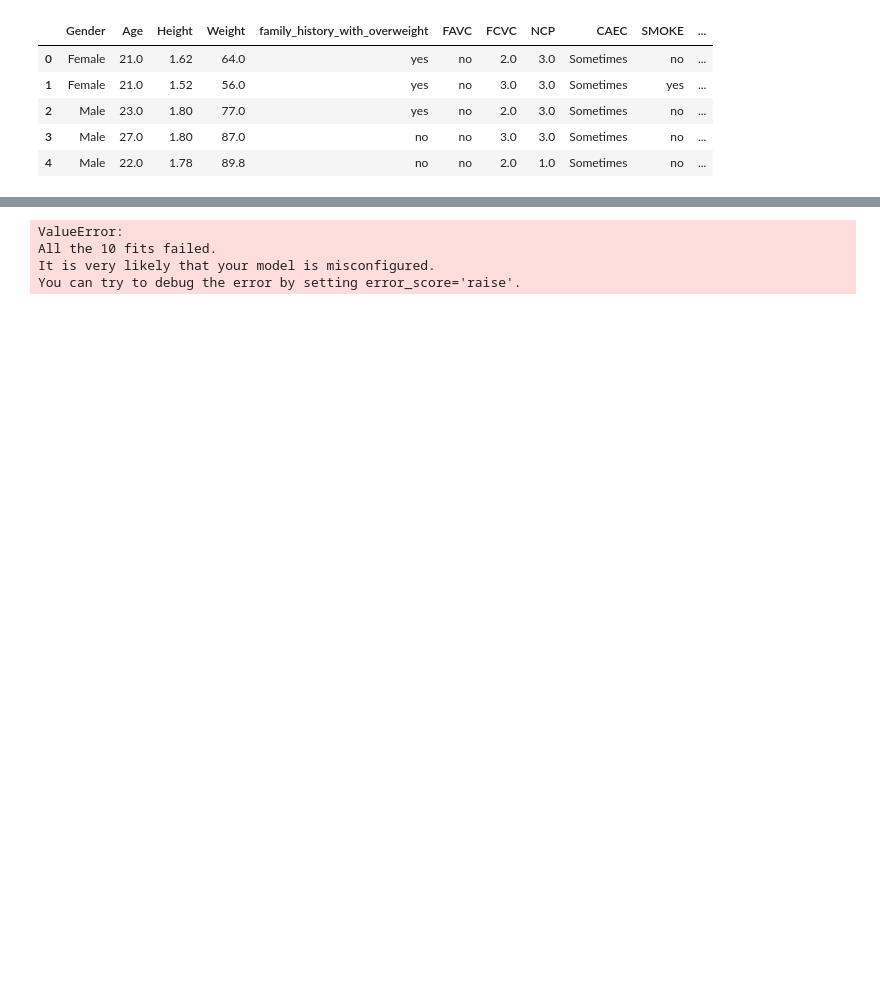
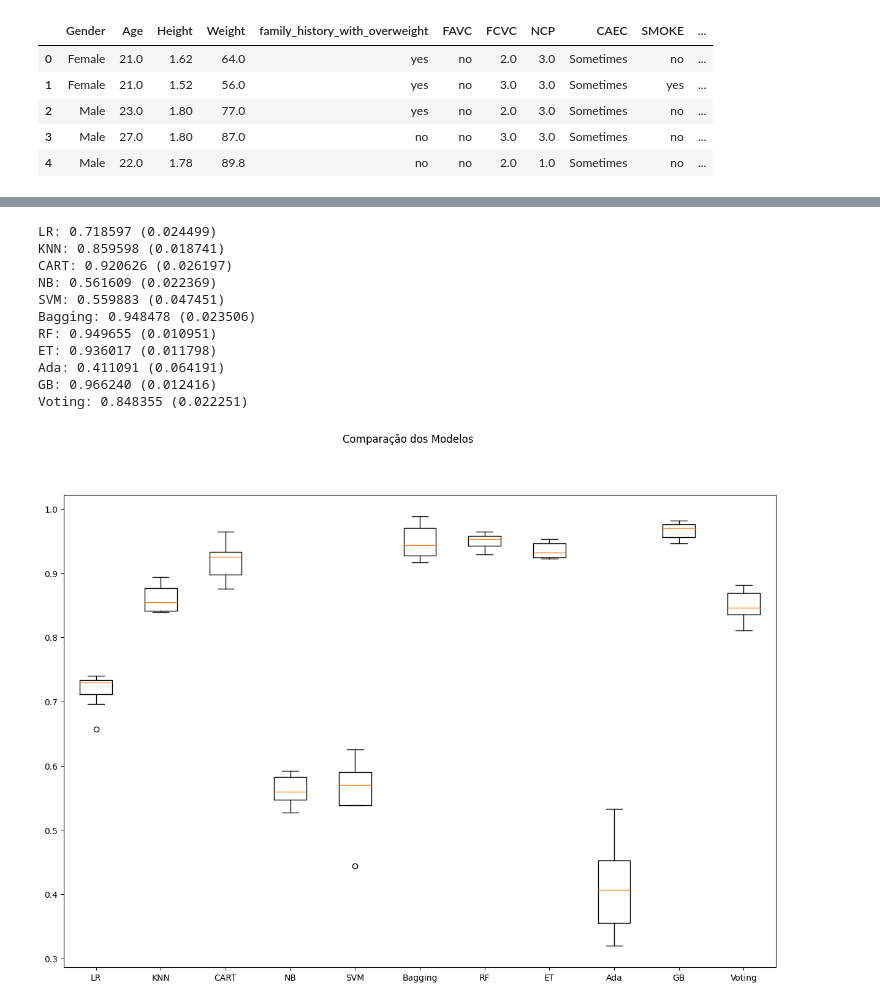
Before and after one commit to lucassamel/AutoInsight, a Jupyter notebook: api/MachineLearning/Obesity_Classification.ipynb, the cells around one changed output, grey strips where cells are left out. Drawn from its saved outputs; the diff is of its cells as text; code cells hidden in the pictures; blank space fills up the shorter version.

```diff
--- a/api/MachineLearning/Obesity_Classification.ipynb
+++ b/api/MachineLearning/Obesity_Classification.ipynb
@@ -65,15 +104,6 @@ num_particoes = 10
 kfold = StratifiedKFold(n_splits=num_particoes, shuffle=True, random_state=seed) # validação cruzada com estratificação
 # %%
 np.random.seed(7) # definindo uma semente global
-
-num_cols = ['Gender', 'family_history_with_overweight', 'FAVC', 'SMOKE', 'SCC', 'CALC', 'MTRANS', 'NObeyesdad']
-
-categorical_columns = ['Gender', 'family_history_with_overweight', 'FAVC',
-                       'CAEC', 'SMOKE', 'SCC', 'CALC', 'MTRANS', 'NObeyesdad']
-
-le = LabelEncoder()
-for col in categorical_columns:
-    dataset[col] = le.fit_transform(dataset[col])
 
 # Lista que armazenará os modelos
 models = []
@@ -100,37 +130,45 @@ model3 = SVC()
 bases.append(('svm', model3))
 
 # Criando os ensembles e adicionando-os na lista de modelos
 models.append(('Bagging', BaggingClassifier(estimator=base, n_estimators=num_trees)))
 models.append(('RF', RandomForestClassifier(n_estimators=num_trees, max_features=max_features)))
 models.append(('ET', ExtraTreesClassifier(n_estimators=num_trees, max_features=max_features)))
 models.append(('Ada', AdaBoostClassifier(n_estimators=num_trees)))
 models.append(('GB', GradientBoostingClassifier(n_estimators=num_trees)))
 models.append(('Voting', VotingClassifier(bases)))
 
 # Listas para armazenar os resultados
 results = []
 names = []
 
 # Avaliação dos modelos (treinamento)
 for name, model in models:
     cv_results = cross_val_score(model, X_train, y_train, cv=kfold, scoring=scoring)
     results.append(cv_results)
     names.append(name)
     msg = "%s: %f (%f)" % (name, cv_results.mean(), cv_results.std())
     print(msg)
 
 # Boxplot de comparação dos modelos
 fig = plt.figure(figsize=(15,10))
 fig.suptitle('Comparação dos Modelos')
 ax = fig.add_subplot(111)
 plt.boxplot(results)
 ax.set_xticklabels(names)
 plt.show()
 # %% [output]
-ValueError:
-All the 10 fits failed.
-It is very likely that your model is misconfigured.
-You can try to debug the error by setting error_score='raise'.
+LR: 0.718597 (0.024499)
+KNN: 0.859598 (0.018741)
+CART: 0.920626 (0.026197)
+NB: 0.561609 (0.022369)
+SVM: 0.559883 (0.047451)
+Bagging: 0.948478 (0.023506)
+RF: 0.949655 (0.010951)
+ET: 0.936017 (0.011798)
+Ada: 0.411091 (0.064191)
+GB: 0.966240 (0.012416)
+Voting: 0.848355 (0.022251)
+[figure, added]
 # %%
 np.random.seed(7) # definindo uma semente global para este bloco
 
```
Also changed, not shown: parts of 10 cells of this notebook.
